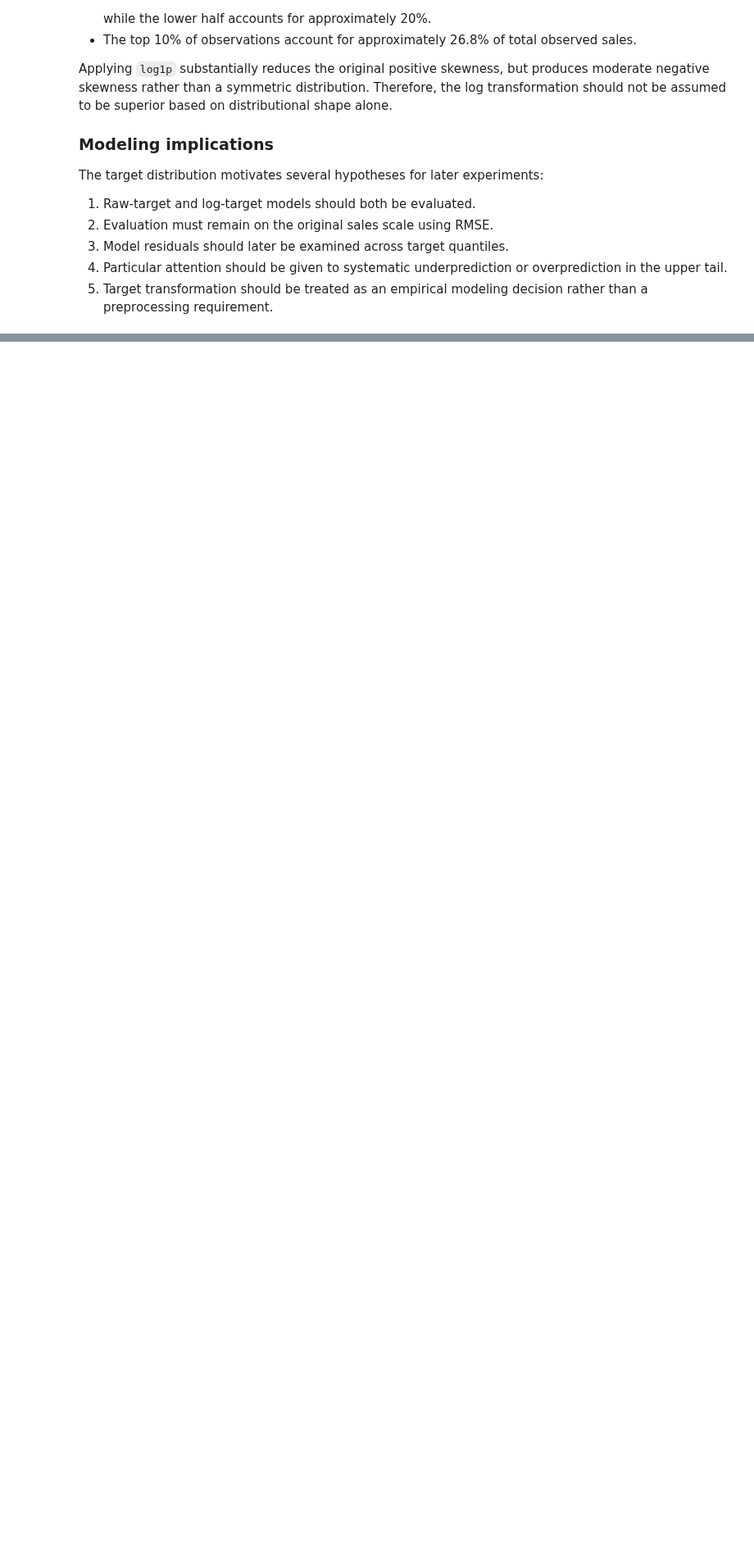
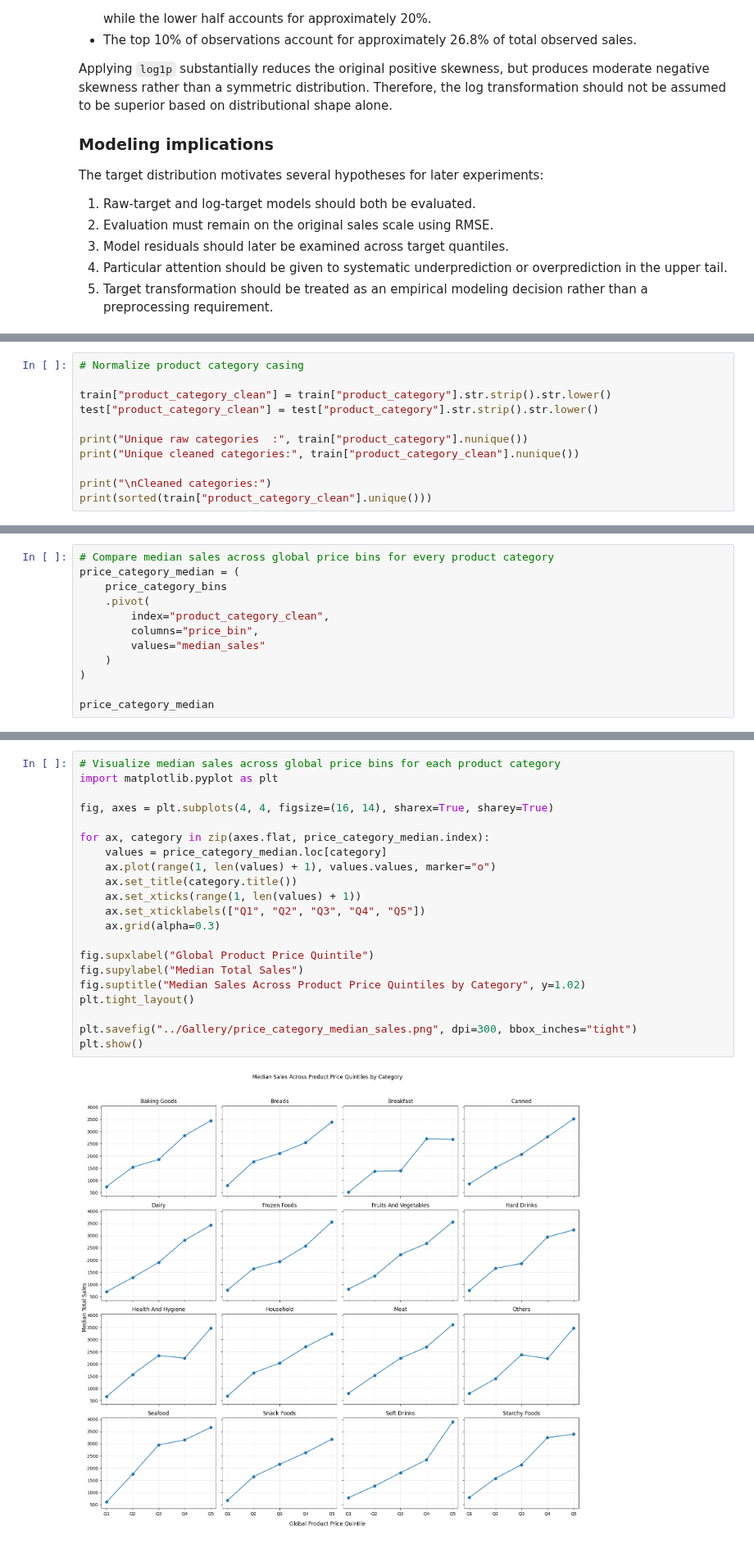
Before and after one commit to Successdada/DSN-26, a Jupyter notebook: Notebooks/data_audit.ipynb, the cells around one changed output, grey strips where cells are left out. Shown at 82% size. Drawn from its saved outputs; the diff is of its cells as text; blank space fills up the shorter version.

Commit message:
plot

```diff
--- a/Notebooks/data_audit.ipynb
+++ b/Notebooks/data_audit.ipynb
@@ -812,0 +1297,11 @@ plt.show()
+# %%
+# Normalize product category casing
+
+train["product_category_clean"] = train["product_category"].str.strip().str.lower()
+test["product_category_clean"] = test["product_category"].str.strip().str.lower()
+
+print("Unique raw categories  :", train["product_category"].nunique())
+print("Unique cleaned categories:", train["product_category_clean"].nunique())
+
+print("\nCleaned categories:")
+print(sorted(train["product_category_clean"].unique()))
@@ -812,0 +1426,12 @@ plt.show()
+# %%
+# Compare median sales across global price bins for every product category
+price_category_median = (
+    price_category_bins
+    .pivot(
+        index="product_category_clean",
+        columns="price_bin",
+        values="median_sales"
+    )
+)
+
+price_category_median
@@ -812,0 +1484,23 @@ plt.show()
+# %%
+# Visualize median sales across global price bins for each product category
+import matplotlib.pyplot as plt
+
+fig, axes = plt.subplots(4, 4, figsize=(16, 14), sharex=True, sharey=True)
+
+for ax, category in zip(axes.flat, price_category_median.index):
+    values = price_category_median.loc[category]
+    ax.plot(range(1, len(values) + 1), values.values, marker="o")
+    ax.set_title(category.title())
+    ax.set_xticks(range(1, len(values) + 1))
+    ax.set_xticklabels(["Q1", "Q2", "Q3", "Q4", "Q5"])
+    ax.grid(alpha=0.3)
+
+fig.supxlabel("Global Product Price Quintile")
+fig.supylabel("Median Total Sales")
+fig.suptitle("Median Sales Across Product Price Quintiles by Category", y=1.02)
+plt.tight_layout()
+
+plt.savefig("../Gallery/price_category_median_sales.png", dpi=300, bbox_inches="tight")
+plt.show()
+# %% [output]
+[figure, added]
```
Also changed, not shown: parts of 65 cells of this notebook.
